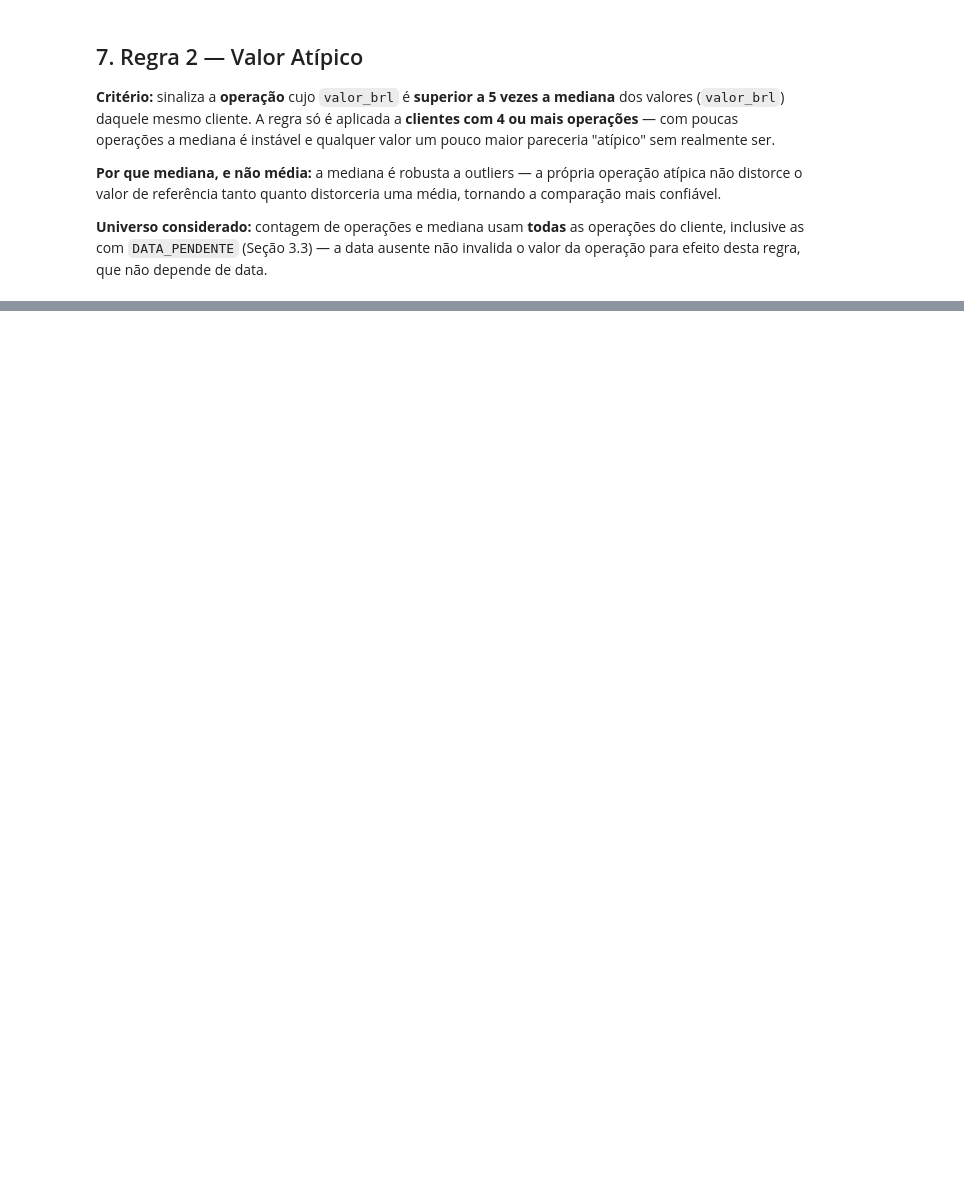
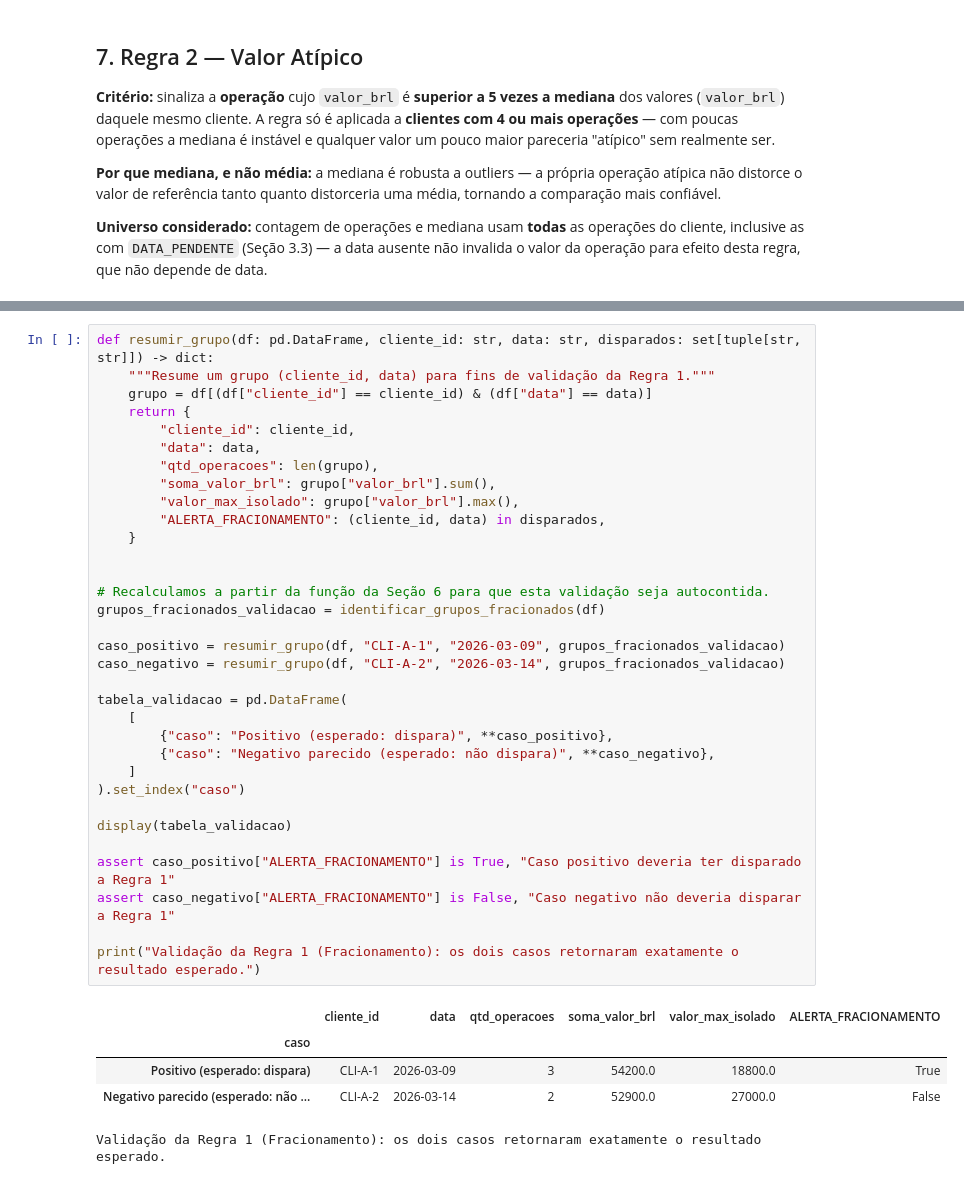
Before and after one commit to LariMarquess/triagem-pld-desafio, a Jupyter notebook: nivel_1/nivel_1.ipynb, the cells around one changed output, grey strips where cells are left out. Drawn from its saved outputs; the diff is of its cells as text; blank space fills up the shorter version.

Commit message:
test(nivel1): valida Regra 1 e executa notebook completo com saidas

```diff
--- a/nivel_1/nivel_1.ipynb
+++ b/nivel_1/nivel_1.ipynb
@@ -250,0 +350,39 @@ display(df[df["ALERTA_VALOR_ATIPICO"]][["id", "cliente_id", "moeda", "valor", "v
+# %%
+def resumir_grupo(df: pd.DataFrame, cliente_id: str, data: str, disparados: set[tuple[str, str]]) -> dict:
+    """Resume um grupo (cliente_id, data) para fins de validação da Regra 1."""
+    grupo = df[(df["cliente_id"] == cliente_id) & (df["data"] == data)]
+    return {
+        "cliente_id": cliente_id,
+        "data": data,
+        "qtd_operacoes": len(grupo),
+        "soma_valor_brl": grupo["valor_brl"].sum(),
+        "valor_max_isolado": grupo["valor_brl"].max(),
+        "ALERTA_FRACIONAMENTO": (cliente_id, data) in disparados,
+    }
+
+
+# Recalculamos a partir da função da Seção 6 para que esta validação seja autocontida.
+grupos_fracionados_validacao = identificar_grupos_fracionados(df)
+
+caso_positivo = resumir_grupo(df, "CLI-A-1", "2026-03-09", grupos_fracionados_validacao)
+caso_negativo = resumir_grupo(df, "CLI-A-2", "2026-03-14", grupos_fracionados_validacao)
+
+tabela_validacao = pd.DataFrame(
+    [
+        {"caso": "Positivo (esperado: dispara)", **caso_positivo},
+        {"caso": "Negativo parecido (esperado: não dispara)", **caso_negativo},
+    ]
+).set_index("caso")
+
+display(tabela_validacao)
+
+assert caso_positivo["ALERTA_FRACIONAMENTO"] is True, "Caso positivo deveria ter disparado a Regra 1"
+assert caso_negativo["ALERTA_FRACIONAMENTO"] is False, "Caso negativo não deveria disparar a Regra 1"
+
+print("Validação da Regra 1 (Fracionamento): os dois casos retornaram exatamente o resultado esperado.")
+# %% [output]
+|  | cliente_id | data | qtd_operacoes | soma_valor_brl | valor_max_isolado | ALERTA_FRACIONAMENTO |
+| caso |  |  |  |  |  |  |
+| Positivo (esperado: dispara) | CLI-A-1 | 2026-03-09 | 3 | 54200.0 | 18800.0 | True |
+| Negativo parecido (esperado: não ... | CLI-A-2 | 2026-03-14 | 2 | 52900.0 | 27000.0 | False |
+Validação da Regra 1 (Fracionamento): os dois casos retornaram exatamente o resultado esperado.
```
Also changed, not shown: parts of 8 cells of this notebook.
